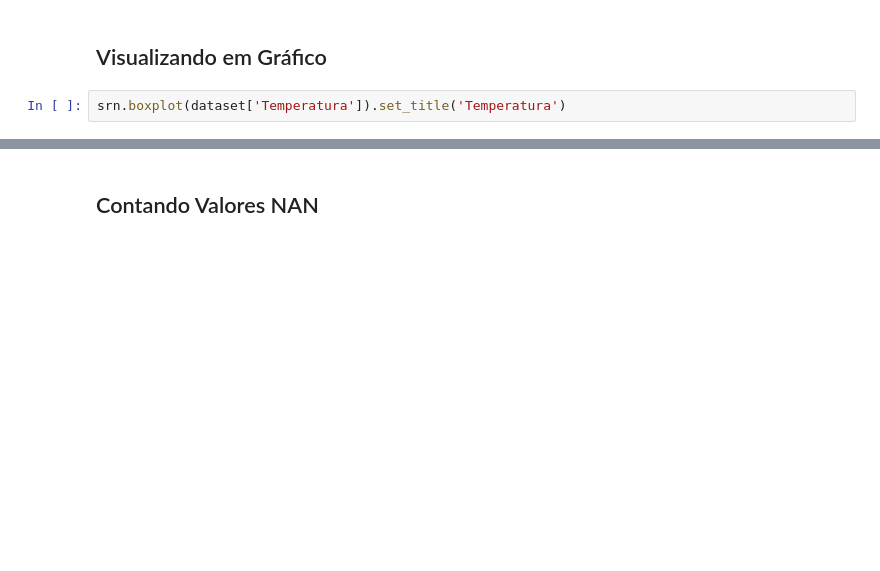
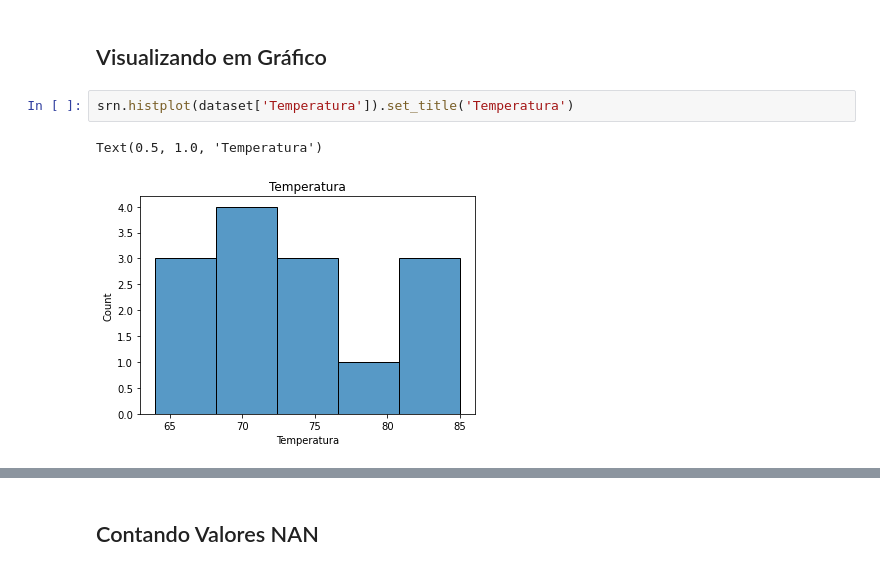
Before and after one commit to hgosouza1/Data-Science, a Jupyter notebook: Phyton/Limpenza e Tratamento de Dados.ipynb, the cells around one changed output, grey strips where cells are left out. Cells and saved outputs as stored; diff of their text form; blank space fills up the shorter version.

```diff
--- a/Phyton/Limpenza e Tratamento de Dados.ipynb
+++ b/Phyton/Limpenza e Tratamento de Dados.ipynb
@@ -39,5 +86,8 @@ dataset['Umidade'].describe()
 # %% [markdown]
 ## Visualizando em Gráfico
 # %%
-srn.boxplot(dataset['Temperatura']).set_title('Temperatura')
+srn.histplot(dataset['Temperatura']).set_title('Temperatura')
+# %% [output]
+Text(0.5, 1.0, 'Temperatura')
+[figure, added]
 # %%
```
Also changed, not shown: parts of 27 cells of this notebook.
